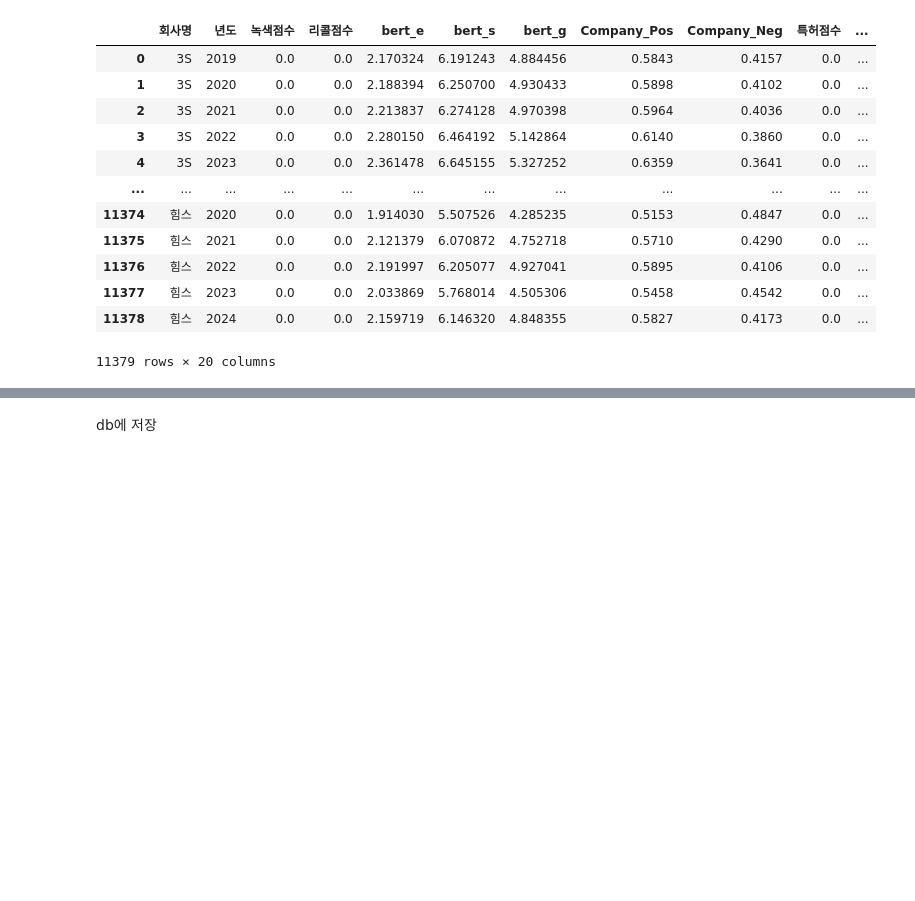
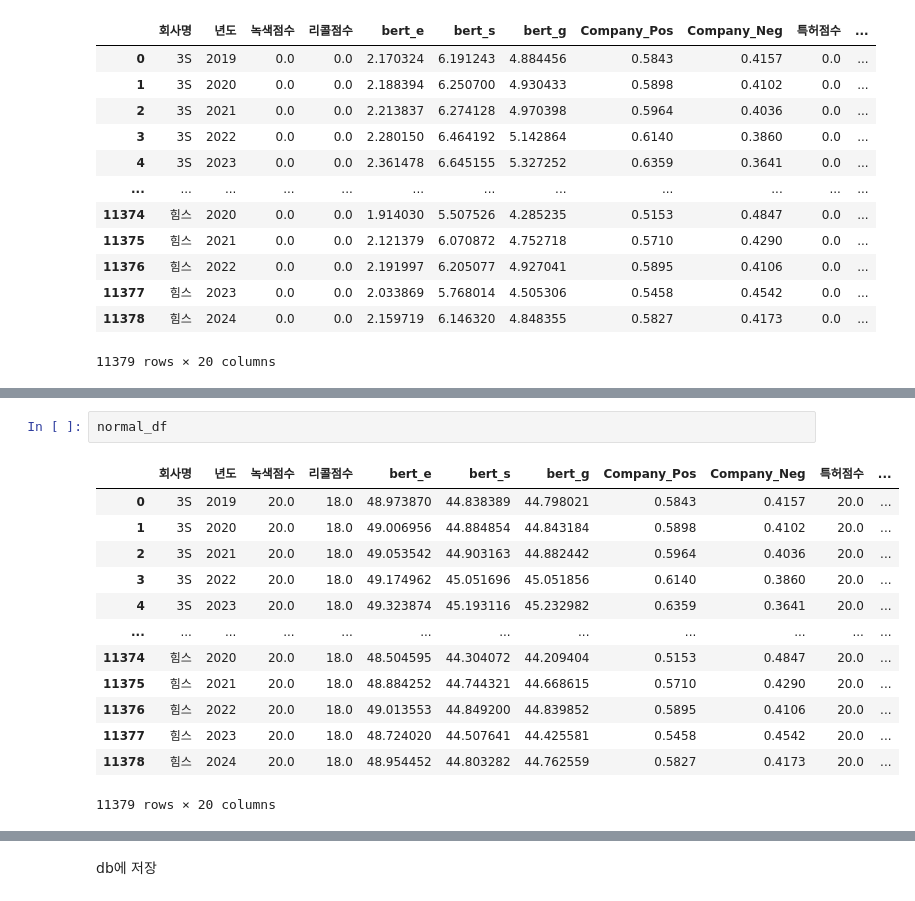
Before and after one commit to jmp-fullstack/ESG_TEAM1, a Jupyter notebook: 5.rating/총점수.ipynb, the cells around one changed output, grey strips where cells are left out. Cells and saved outputs as stored; diff of their text form; blank space fills up the shorter version.

```diff
--- a/5.rating/총점수.ipynb
+++ b/5.rating/총점수.ipynb
@@ -312,0 +427,16 @@ dff
+# %%
+normal_df
+# %% [output]
+|  | 회사명 | 년도 | 녹색점수 | 리콜점수 | bert_e | bert_s | bert_g | Company_Pos | Company_Neg | 특허점수 | ... |
+| 0 | 3S | 2019 | 20.0 | 18.0 | 48.973870 | 44.838389 | 44.798021 | 0.5843 | 0.4157 | 20.0 | ... |
+| 1 | 3S | 2020 | 20.0 | 18.0 | 49.006956 | 44.884854 | 44.843184 | 0.5898 | 0.4102 | 20.0 | ... |
+| 2 | 3S | 2021 | 20.0 | 18.0 | 49.053542 | 44.903163 | 44.882442 | 0.5964 | 0.4036 | 20.0 | ... |
+| 3 | 3S | 2022 | 20.0 | 18.0 | 49.174962 | 45.051696 | 45.051856 | 0.6140 | 0.3860 | 20.0 | ... |
+| 4 | 3S | 2023 | 20.0 | 18.0 | 49.323874 | 45.193116 | 45.232982 | 0.6359 | 0.3641 | 20.0 | ... |
+| ... | ... | ... | ... | ... | ... | ... | ... | ... | ... | ... | ... |
+| 11374 | 힘스 | 2020 | 20.0 | 18.0 | 48.504595 | 44.304072 | 44.209404 | 0.5153 | 0.4847 | 20.0 | ... |
+| 11375 | 힘스 | 2021 | 20.0 | 18.0 | 48.884252 | 44.744321 | 44.668615 | 0.5710 | 0.4290 | 20.0 | ... |
+| 11376 | 힘스 | 2022 | 20.0 | 18.0 | 49.013553 | 44.849200 | 44.839852 | 0.5895 | 0.4106 | 20.0 | ... |
+| 11377 | 힘스 | 2023 | 20.0 | 18.0 | 48.724020 | 44.507641 | 44.425581 | 0.5458 | 0.4542 | 20.0 | ... |
+| 11378 | 힘스 | 2024 | 20.0 | 18.0 | 48.954452 | 44.803282 | 44.762559 | 0.5827 | 0.4173 | 20.0 | ... |
+11379 rows × 20 columns
```
Also changed, not shown: parts of 19 cells of this notebook.
